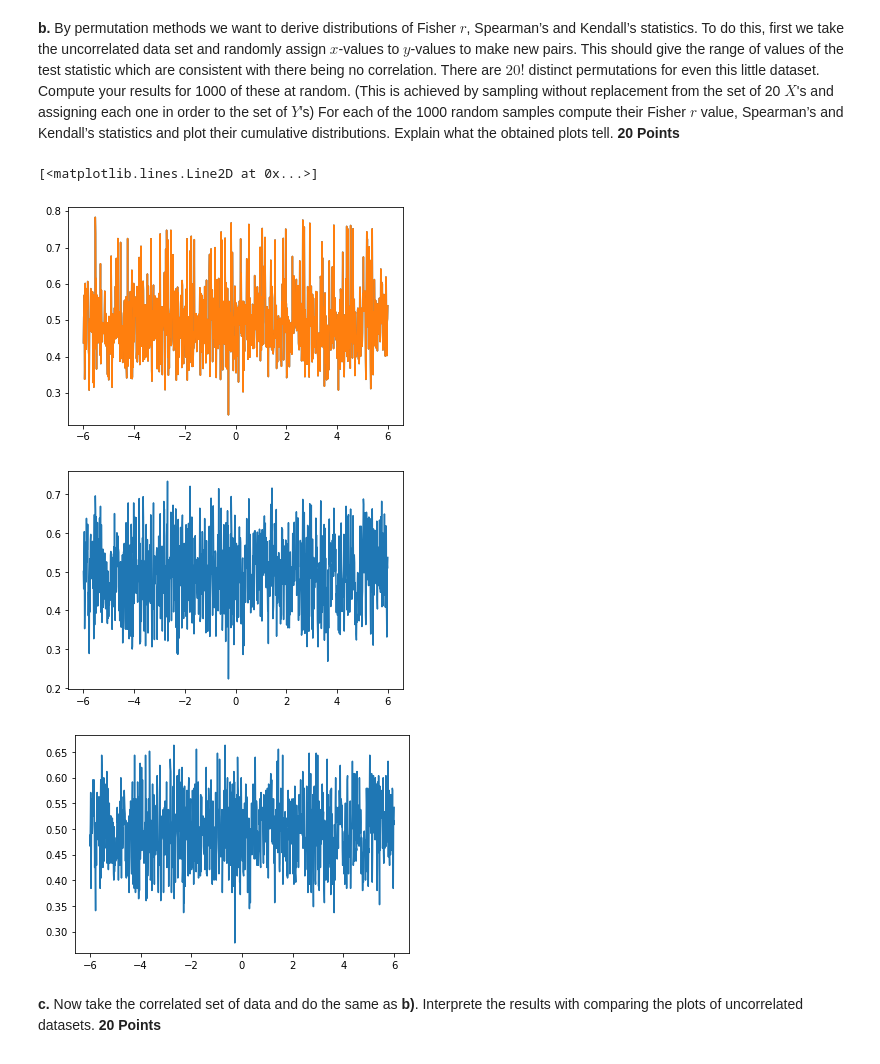
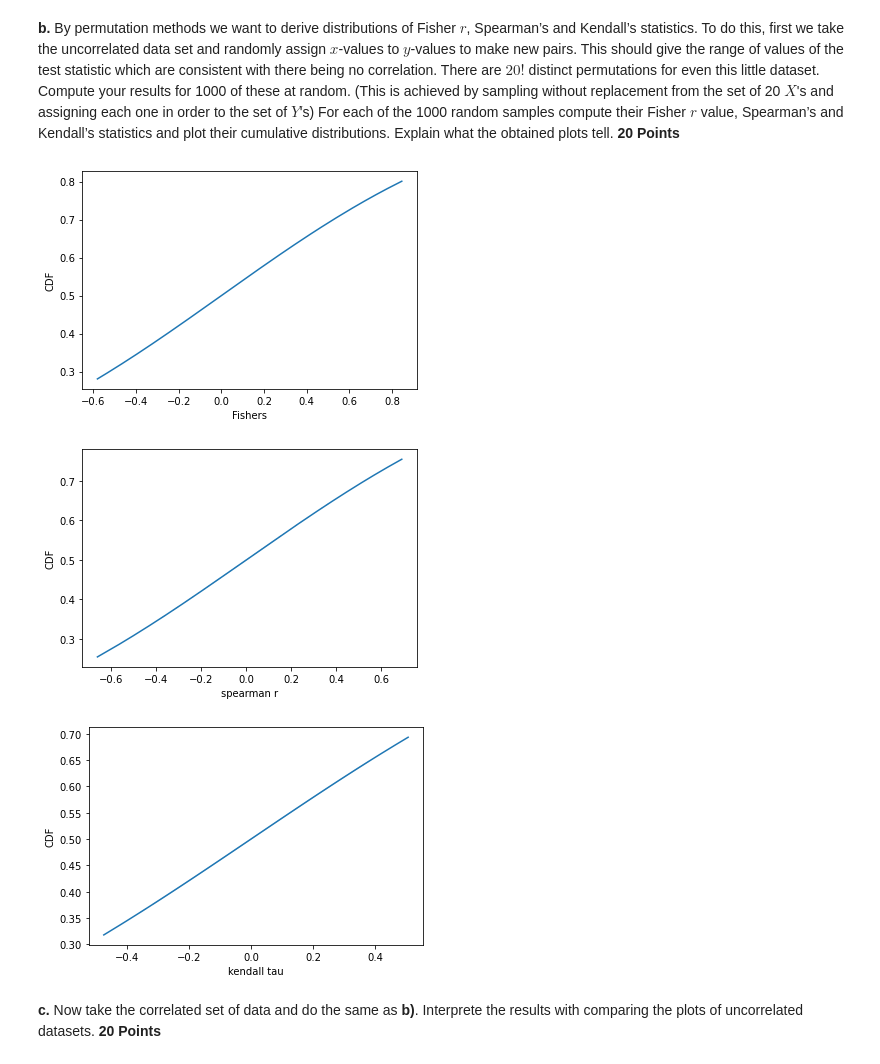
Before and after one commit to tomcarron/data_analysis_in_astro, a Jupyter notebook: exercise7/tcarron_exercise7.ipynb, the cells around one changed output. Drawn from its saved outputs; the diff is of its cells as text; code cells hidden in the pictures.

```diff
--- a/exercise7/tcarron_exercise7.ipynb
+++ b/exercise7/tcarron_exercise7.ipynb
@@ -214,27 +202,35 @@ pearson r= (0.4866552193293831, 0.02955758242994905)
 # %%
 x = x_uncorr
 y = y_uncorr
 fishers = []
 spearmans = []
 kendalls = []
 for i in range(1000):
     temp_x = np.random.choice(x, 20, replace=False)
     fishers.append(st.pearsonr(temp_x, y)[0])
     spearmans.append(st.spearmanr(temp_x, y)[0])
     kendalls.append(st.kendalltau(temp_x, y)[0])
 
 
 plt.figure(0)
-
-
+sb.lineplot(x=fishers, y=st.norm.cdf(fishers))
+plt.xlabel("Fishers")
+plt.ylabel("CDF")
+plt.savefig("plots/fig0.png",dpi=400,bbox_inches="tight")
 plt.figure(1)
-
+sb.lineplot(x=spearmans, y=st.norm.cdf(spearmans))
+plt.xlabel("spearman r")
+plt.ylabel("CDF")
+plt.savefig("plots/fig1.png",dpi=400,bbox_inches="tight")
 plt.figure(2)
+sb.lineplot(x=kendalls, y=st.norm.cdf(kendalls))
+plt.xlabel("kendall tau")
+plt.ylabel("CDF")
+plt.savefig("plots/fig2.png",dpi=400,bbox_inches="tight")
 # %% [output]
-[<matplotlib.lines.Line2D at 0x...>]
-[figure, old version]
+[figure, new version]
-[figure, old version]
+[figure, new version]
-[figure, old version]
+[figure, new version]
 # %% [markdown]
 **c.** Now take the correlated set of data and do the same as **b)**. Interprete the results with comparing the plots of uncorrelated datasets. **20 Points**
 # %%
```
Also changed, not shown: parts of 10 cells of this notebook, 8 other files.
